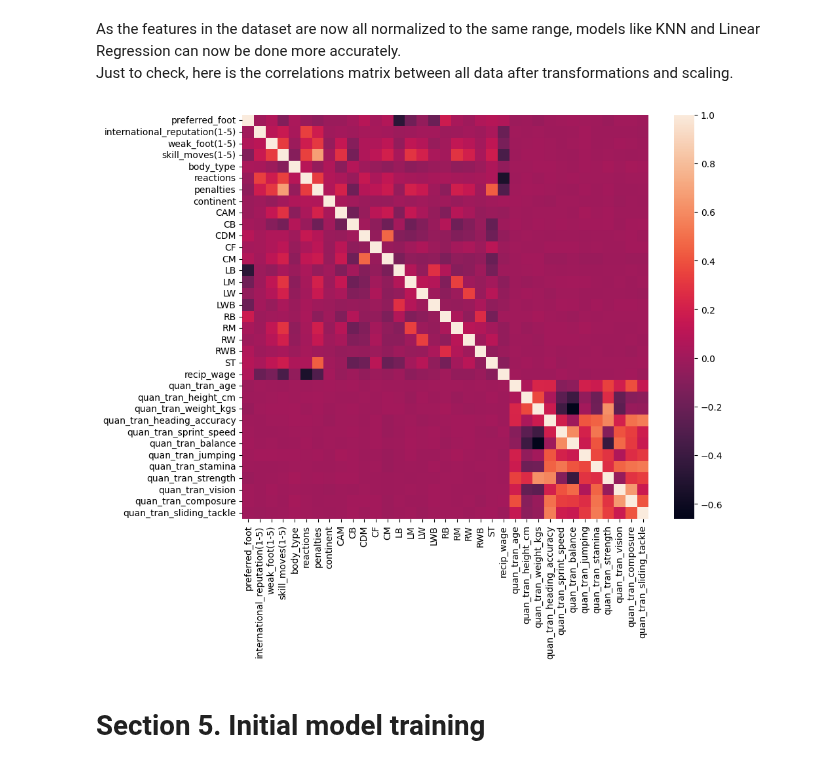
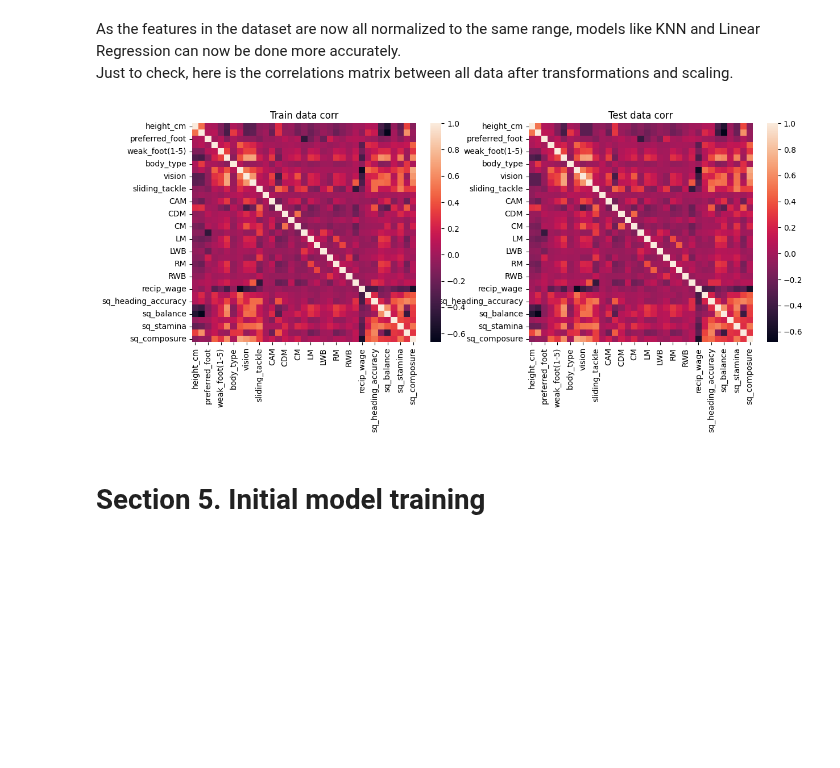
Before and after one commit to bewba/STINTSY-MP, a Jupyter notebook: STINSTY.ipynb, the cells around one changed output. Saved outputs shown, nothing was run; the diff lists cells and outputs as text; code cells hidden in the pictures; blank space fills up the shorter version.

Commit message:
drop useless columns

```diff
--- a/STINSTY.ipynb
+++ b/STINSTY.ipynb
@@ -638,8 +636,8 @@ orig_name = ['heading_accuracy', 'sprint_speed', 'balance', 'jumping', 'stamina'
 # %%
 for i in range (len(sq_name)):
-    strg = f"{sq_name[i]}"
-    X_train[strg] = sqTranform(X_train, orig_name[i])
-    X_test[strg] = sqTranform(X_test, orig_name[i])
+    col = sq_name[i]
+    X_train["sq_" + col] = sqTranform(X_train, col)
+    X_test["sq_" + col] = sqTranform(X_test, col)
 # %%
 # Initialize a 3x3 charts
 fig, axes = plt.subplots(nrows=2, ncols=4, figsize=(10, 5))
@@ -671,11 +669,8 @@ plt.show()
 # %% [markdown]
 The untransformed features will now be dropped from the dataframe.
 # %%
-X_train = X_train.drop(columns=name)
-X_train = X_train.drop(columns='wage_euro')
-
-X_test = X_test.drop(columns=name)
-X_test = X_test.drop(columns='wage_euro')
+X_train = X_train.drop(columns=sq_name + ['age', 'wage_euro'])
+X_test = X_test.drop(columns=sq_name + ['age', 'wage_euro'])
 
 X_train.columns
 # %% [output]
@@ -719,6 +689,3 @@ These rows will null values will then be dropped as there are only seven instanc
-# %%
-X_train = X_train.dropna(subset=quan_name)
-X_test = X_test.dropna(subset=quan_name)
 # %%
 X_train.info()
 # %% [output]
@@ -747,18 +734,26 @@ A MinMax sclaer will be used in order to set the data from 0-1
 from sklearn.preprocessing import StandardScaler
 scaler = MinMaxScaler()
 
-correlation_matrix = pd.DataFrame(X_train,columns=X_train.columns).corr()
-
-X_train = scaler.fit_transform(X_train)
-X_test = scaler.fit_transform(X_test)
+X_train[X_train.columns] = scaler.fit_transform(X_train)
+X_test[X_test.columns] = scaler.fit_transform(X_test)
 # %% [markdown]
 As the features in the dataset are now all normalized to the same range, models like KNN and Linear Regression can now be done more accurately.
 Just to check, here is the correlations matrix between all data after transformations and scaling.
-# %%
-plt.figure(figsize =(10,8))
-plot = sns.heatmap(correlation_matrix, fmt=".3f")
-# %% [output]
-[figure, removed]
+# %%
+# Initialize a 1x2
+fig, axes = plt.subplots(nrows=1, ncols=2, figsize=(14, 5))
+axes = axes.flatten()
+
+axes[0].set_title('Train data corr')
+axes[1].set_title('Test data corr')
+
+correlation_matrix = pd.DataFrame(X_train,columns=X_train.columns).corr()
+plot = sns.heatmap(correlation_matrix, fmt=".3f", ax=axes[0])
+
+correlation_matrix = pd.DataFrame(X_test,columns=X_test.columns).corr()
+plot = sns.heatmap(correlation_matrix, fmt=".3f", ax=axes[1])
+# %% [output]
+[figure, added]
 # %% [markdown]
 # Section 5. Initial model training
 # %% [markdown]
```
Also changed, not shown: parts of 18 cells of this notebook.
